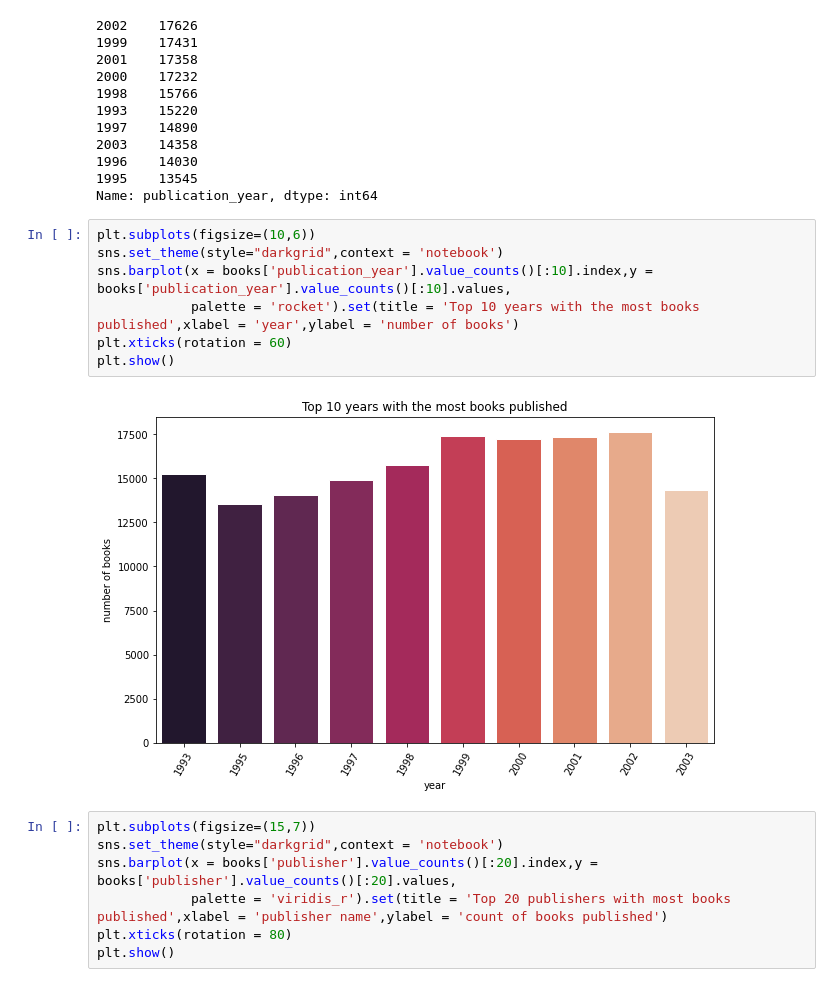
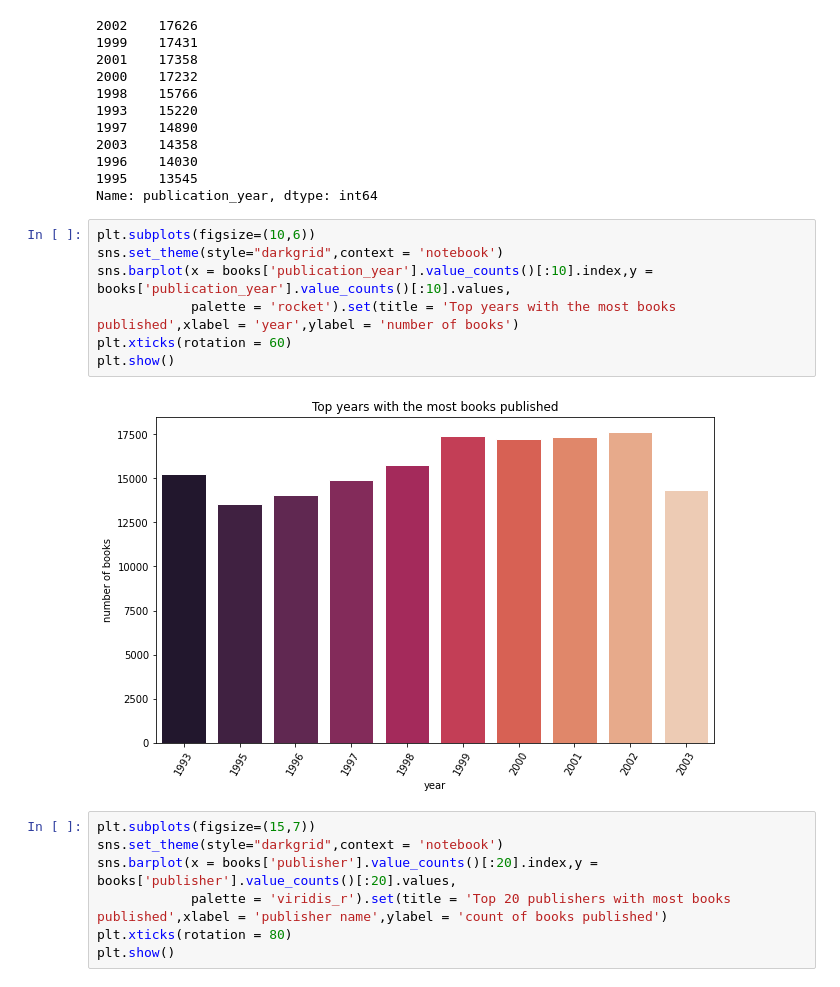
Before and after one commit to skaty5678/Book-recommendation-system, a Jupyter notebook: Book_Recommendation_System_SANJEEV_KUMAR_THAKUR.ipynb, the cells around one changed output. Cells and saved outputs as stored; diff of their text form.

```diff
--- a/Book_Recommendation_System_SANJEEV_KUMAR_THAKUR.ipynb
+++ b/Book_Recommendation_System_SANJEEV_KUMAR_THAKUR.ipynb
@@ -184,12 +194,12 @@ Name: publication_year, dtype: int64
 # %%
 plt.subplots(figsize=(10,6))
 sns.set_theme(style="darkgrid",context = 'notebook')
 sns.barplot(x = books['publication_year'].value_counts()[:10].index,y = books['publication_year'].value_counts()[:10].values,
-            palette = 'rocket').set(title = 'Top 10 years with the most books published',xlabel = 'year',ylabel = 'number of books')
+            palette = 'rocket').set(title = 'Top years with the most books published',xlabel = 'year',ylabel = 'number of books')
 plt.xticks(rotation = 60)
 plt.show()
 # %% [output]
-[figure, old version]
+[figure, new version]
 # %%
 plt.subplots(figsize=(15,7))
 sns.set_theme(style="darkgrid",context = 'notebook')
```
Also changed, not shown: parts of 61 cells of this notebook.
